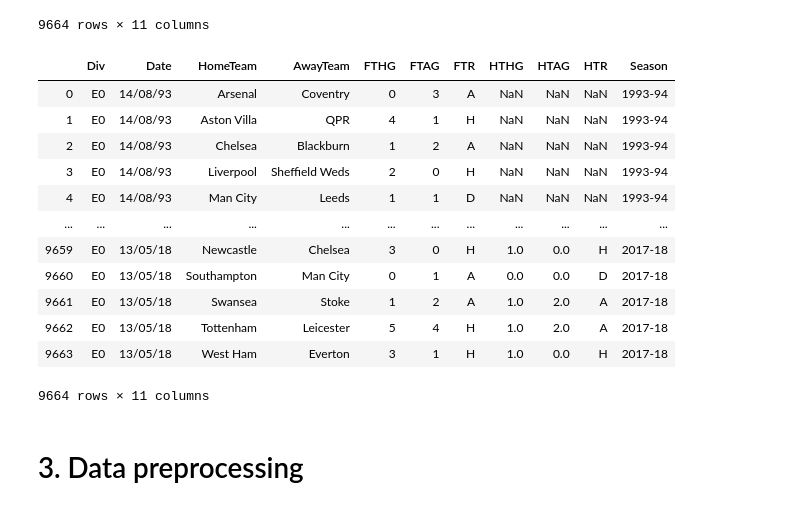
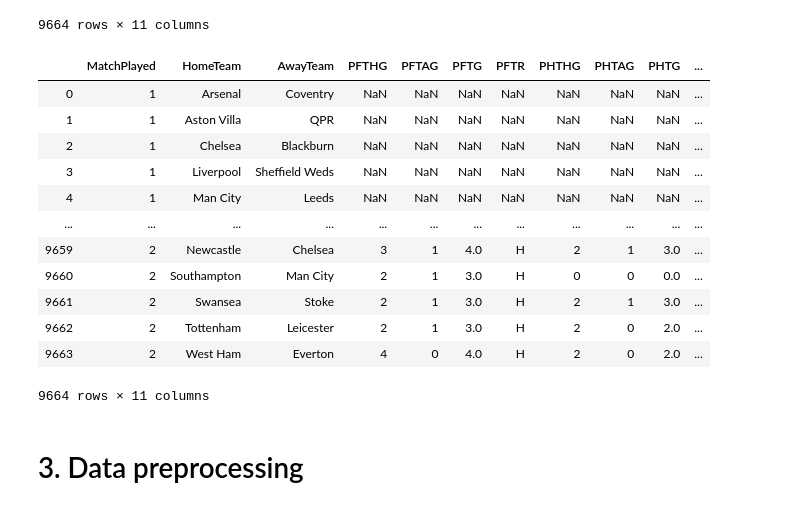
Before and after one commit to JACTheCreator/EPL-Goal-Predictor, a Jupyter notebook: epl-total-goals-predictor.ipynb, the cells around one changed output. Saved outputs shown, nothing was run; the diff lists cells and outputs as text; code cells hidden in the pictures.

Commit message:
Number of Matches Played For A Season.

```diff
--- a/epl-total-goals-predictor.ipynb
+++ b/epl-total-goals-predictor.ipynb
@@ -86,7 +86,7 @@ data2
 | 9663 | NaN | West Ham | Everton | NaN | NaN | NaN | NaN | NaN | NaN | NaN | ... |
 9664 rows × 11 columns
 # %%
-for index in range(len(data)):
+for index in range(0, len(data)):
     home_team = data.iloc[index]['HomeTeam']
     away_team = data.iloc[index]['AwayTeam']
 
@@ -141,7 +141,7 @@ data2
 9664 rows × 11 columns
 # %%
 # Populating the Previous Half Time Goal
-data2['PHTG'] = [ (data2['PHTAG'][index] + data2['PHTHG'][index]) for index in range(0,len(data2['PHTAG'])) ]
+data2['PHTG'] = [ (data2['PHTAG'][index] + data2['PHTHG'][index]) for index in range(0,len(data2)) ]
 data2
 # %% [output]
 |  | MatchPlayed | HomeTeam | AwayTeam | PFTHG | PFTAG | PFTG | PFTR | PHTHG | PHTAG | PHTG | ... |
@@ -159,7 +159,7 @@ data2
 9664 rows × 11 columns
 # %%
 # Populating the Previous Full Time Goal
-data2['PFTG'] = [ (data2['PFTAG'][index] + data2['PFTHG'][index]) for index in range(0,len(data2['PFTAG'])) ]
+data2['PFTG'] = [ (data2['PFTAG'][index] + data2['PFTHG'][index]) for index in range(0,len(data2)) ]
 data2
 # %% [output]
 |  | MatchPlayed | HomeTeam | AwayTeam | PFTHG | PFTAG | PFTG | PFTR | PHTHG | PHTAG | PHTG | ... |
@@ -175,23 +175,47 @@ data2
 | 9662 | NaN | Tottenham | Leicester | 2 | 1 | 3.0 | H | 2 | 0 | 2.0 | ... |
 | 9663 | NaN | West Ham | Everton | 4 | 0 | 4.0 | H | 2 | 0 | 2.0 | ... |
 9664 rows × 11 columns
-# %%
-# Number of Matches Played For A Season
-data
-# %% [output]
-|  | Div | Date | HomeTeam | AwayTeam | FTHG | FTAG | FTR | HTHG | HTAG | HTR | Season |
-| 0 | E0 | 14/08/93 | Arsenal | Coventry | 0 | 3 | A | NaN | NaN | NaN | 1993-94 |
-| 1 | E0 | 14/08/93 | Aston Villa | QPR | 4 | 1 | H | NaN | NaN | NaN | 1993-94 |
-| 2 | E0 | 14/08/93 | Chelsea | Blackburn | 1 | 2 | A | NaN | NaN | NaN | 1993-94 |
-| 3 | E0 | 14/08/93 | Liverpool | Sheffield Weds | 2 | 0 | H | NaN | NaN | NaN | 1993-94 |
-| 4 | E0 | 14/08/93 | Man City | Leeds | 1 | 1 | D | NaN | NaN | NaN | 1993-94 |
-| ... | ... | ... | ... | ... | ... | ... | ... | ... | ... | ... | ... |
-| 9659 | E0 | 13/05/18 | Newcastle | Chelsea | 3 | 0 | H | 1.0 | 0.0 | H | 2017-18 |
-| 9660 | E0 | 13/05/18 | Southampton | Man City | 0 | 1 | A | 0.0 | 0.0 | D | 2017-18 |
-| 9661 | E0 | 13/05/18 | Swansea | Stoke | 1 | 2 | A | 1.0 | 2.0 | A | 2017-18 |
-| 9662 | E0 | 13/05/18 | Tottenham | Leicester | 5 | 4 | H | 1.0 | 2.0 | A | 2017-18 |
-| 9663 | E0 | 13/05/18 | West Ham | Everton | 3 | 1 | H | 1.0 | 0.0 | H | 2017-18 |
-9664 rows × 11 columns
+# %%
+match_played = pd.Series([])
+
+for index in range(0, len(data)):
+    # Split season into list of the years in the season.
+    formatted_season = data['Season'][index].split('-')
+
+    # Keep the last 2 digits of the year
+    formatted_season[0] = formatted_season[0][-2:] if len(formatted_season[0]) == 4 else formatted_season[0]
+
+    # Converted from a list of strings to a list of integers.
+    formatted_season = list(map(int, formatted_season))
+
+    # Keep the last 2 digits of the year.
+    formatted_date = int(data['Date'][index][-2:])
+
+    # The smaller value of a list is the first match and the larger value of the list is the second match.
+    if(formatted_date == min(formatted_season)):
+        match_played[index] = 1
+    elif(formatted_date == max(formatted_season)):
+        match_played[index] = 2
+    else:
+        match_played[index] = np.NaN
+
+# Number of Matches Played For A Season.
+data2['MatchPlayed'] = match_played
+data2
+# %% [output]
+|  | MatchPlayed | HomeTeam | AwayTeam | PFTHG | PFTAG | PFTG | PFTR | PHTHG | PHTAG | PHTG | ... |
+| 0 | 1 | Arsenal | Coventry | NaN | NaN | NaN | NaN | NaN | NaN | NaN | ... |
+| 1 | 1 | Aston Villa | QPR | NaN | NaN | NaN | NaN | NaN | NaN | NaN | ... |
+| 2 | 1 | Chelsea | Blackburn | NaN | NaN | NaN | NaN | NaN | NaN | NaN | ... |
+| 3 | 1 | Liverpool | Sheffield Weds | NaN | NaN | NaN | NaN | NaN | NaN | NaN | ... |
+| 4 | 1 | Man City | Leeds | NaN | NaN | NaN | NaN | NaN | NaN | NaN | ... |
+| ... | ... | ... | ... | ... | ... | ... | ... | ... | ... | ... | ... |
+| 9659 | 2 | Newcastle | Chelsea | 3 | 1 | 4.0 | H | 2 | 1 | 3.0 | ... |
+| 9660 | 2 | Southampton | Man City | 2 | 1 | 3.0 | H | 0 | 0 | 0.0 | ... |
+| 9661 | 2 | Swansea | Stoke | 2 | 1 | 3.0 | H | 2 | 1 | 3.0 | ... |
+| 9662 | 2 | Tottenham | Leicester | 2 | 1 | 3.0 | H | 2 | 0 | 2.0 | ... |
+| 9663 | 2 | West Ham | Everton | 4 | 0 | 4.0 | H | 2 | 0 | 2.0 | ... |
+9664 rows × 11 columns
 # %% [markdown]
 # 3. Data preprocessing
 # %% [markdown]
```
